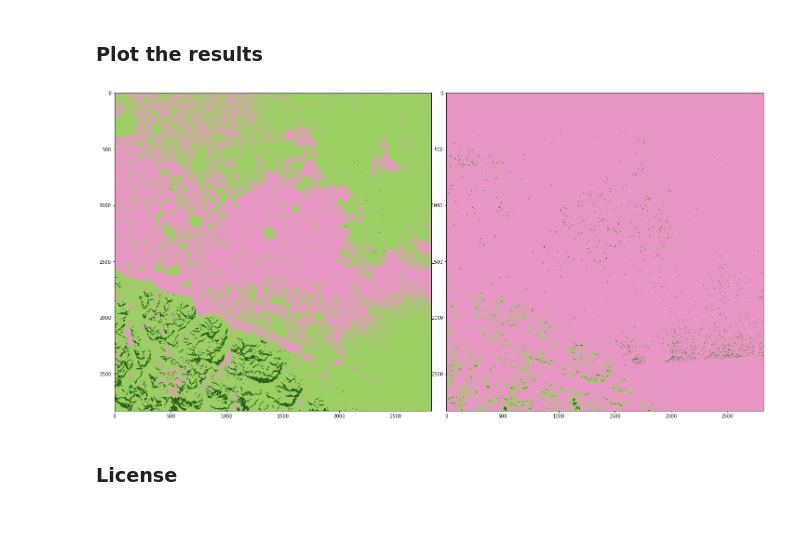
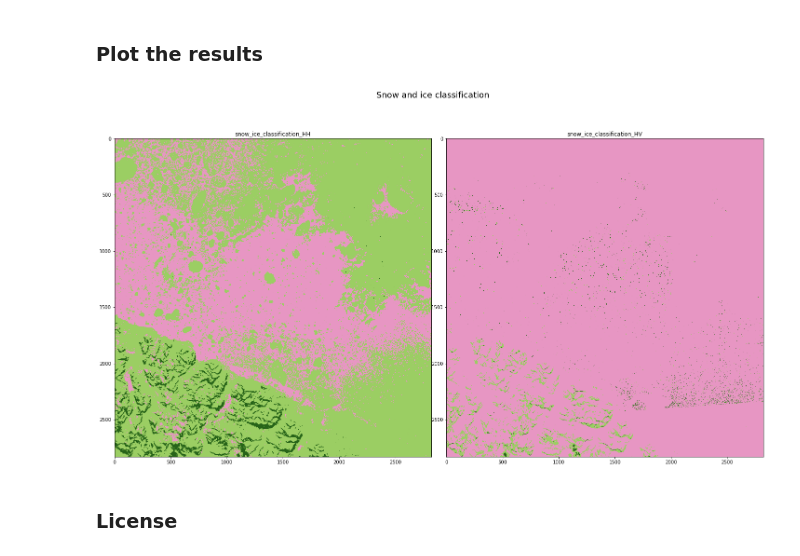
Before and after one commit to ec-intaros/polarstern, a Jupyter notebook: 03-snow-ice-classification.ipynb, the cells around one changed output. Cells and saved outputs as stored; diff of their text form; code cells hidden in the pictures; blank space fills up the shorter version.

```diff
--- a/03-snow-ice-classification.ipynb
+++ b/03-snow-ice-classification.ipynb
@@ -92,35 +92,39 @@ ProductIO.writeProduct(snow_and_ice_product, 'snow_and_ice.tif' , 'GeoTIFF-BigTi
 # %%
 fig = plt.figure(figsize=(20,20))
 
+fig.suptitle('Snow and ice classification', fontsize=18, y=1.05)
+
 for i in [0,1]:
 
-    a=fig.add_subplot(2, 2, 0+i+1)
+    a=fig.add_subplot(2, 2, i+1)
 
     data = snow_and_ice_product.getBand(snow_and_ice_product.getBandNames()[i])
 
+
+    a.set_title(snow_and_ice_product.getBandNames()[i])
     w = data.getRasterWidth()
     h = data.getRasterHeight()
 
     band_data = np.zeros(w * h, np.float32)
     data.readPixels(0, 0, w, h, band_data)
     band_data.shape = h, w
 
     cmap = plt.cm.get_cmap('PiYG', 5)
 
     imgplot = plt.imshow(band_data,
                              cmap=cmap,
                              vmin=0,
                              vmax=30)
 
 
 plt.tight_layout()
 fig = plt.gcf()
 plt.show()
 
 fig.clf()
 plt.close()
 # %% [output]
-[figure, old version]
+[figure, new version]
 # %% [markdown]
 ### License
 # %% [markdown]
```
Also changed, not shown: 8 other files.
